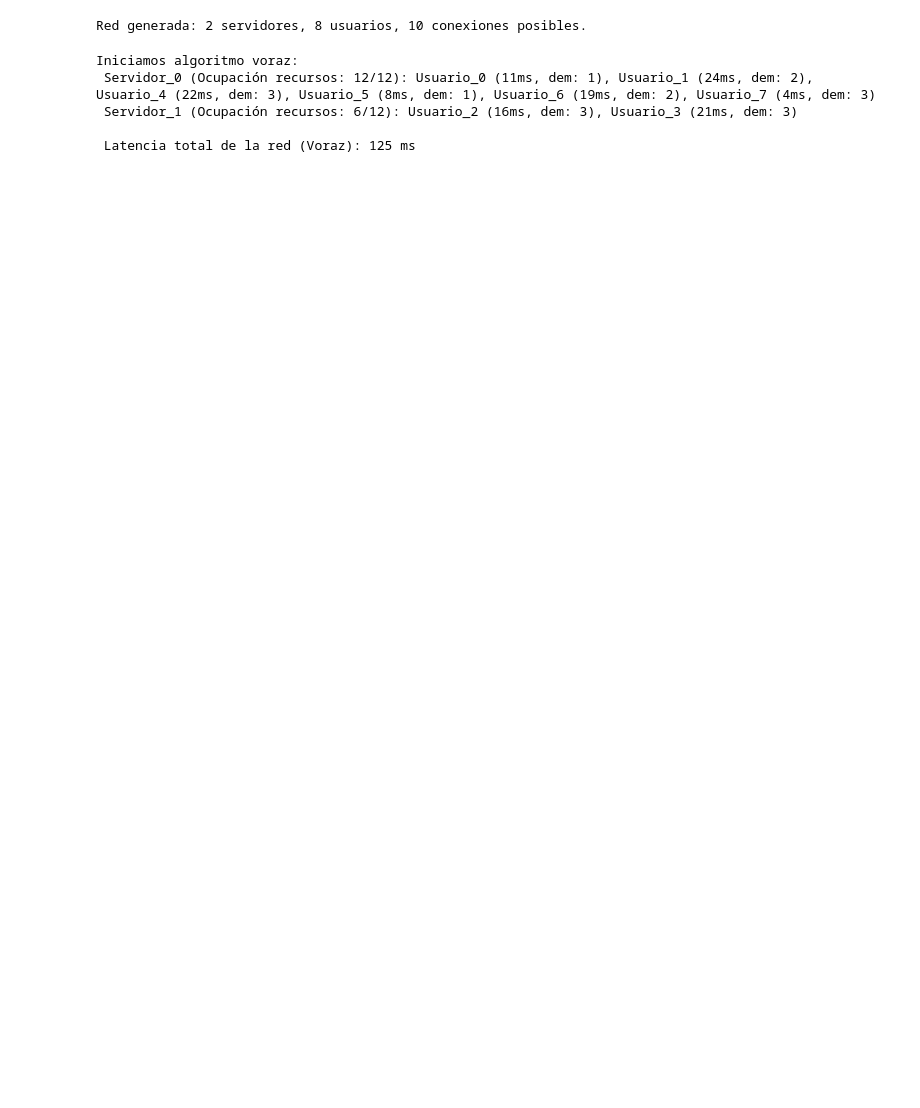
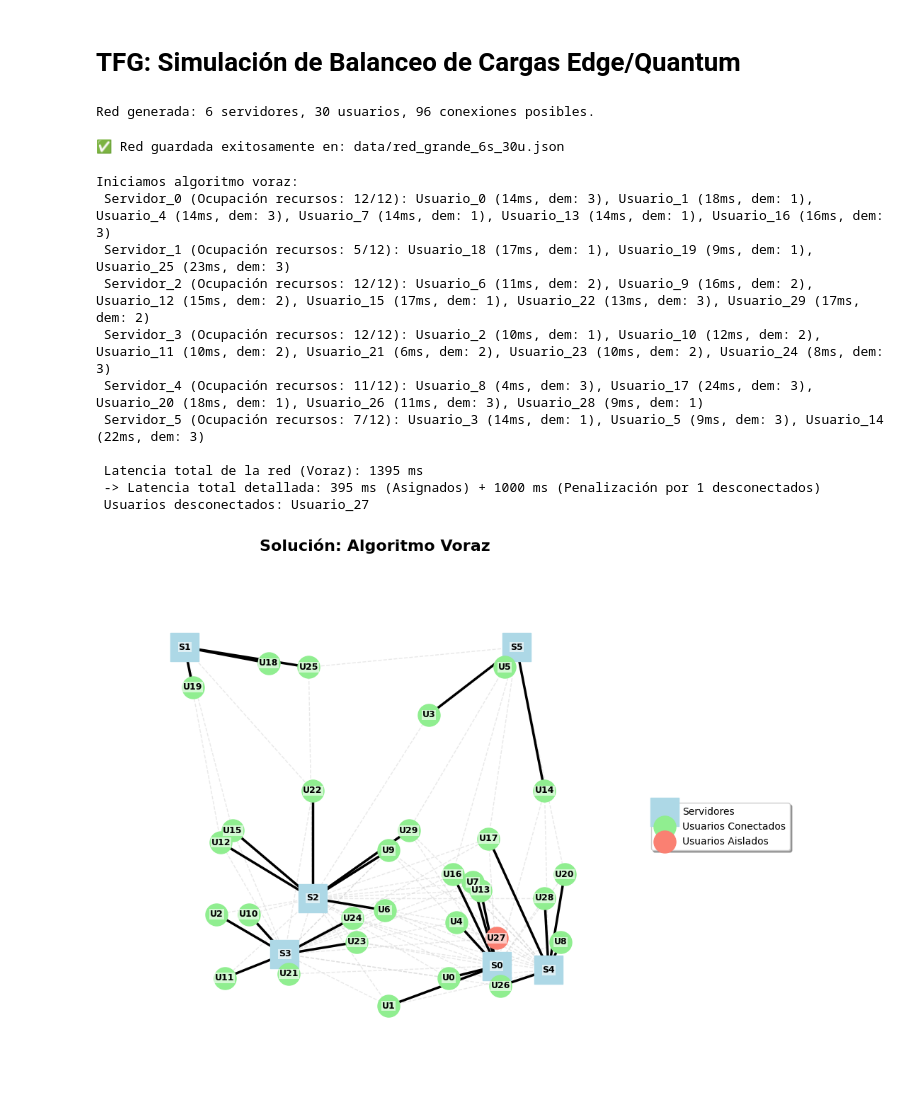
Before and after one commit to Juanmiii04/TFG_Edge_Quantum, a Jupyter notebook: main_experimentos.ipynb, the cells around one changed output. Drawn from its saved outputs; the diff is of its cells as text; code cells hidden in the pictures; blank space fills up the shorter version.

Commit message:
Corrige sesgo de densidad en generador_red, añade benchmark de escalabilidad y soporte para hardware cuántico real de IBM

```diff
--- a/main_experimentos.ipynb
+++ b/main_experimentos.ipynb
@@ -3 +1,3 @@
+# %% [markdown]
+# TFG: Simulación de Balanceo de Cargas Edge/Quantum
 # %%
@@ -14,19 +17,26 @@ from src.solver_exacto import solver_exacto
 # %%
 
-#CONFIGURAMOS EL EXPERIMENTO
-NUM_SERVIDORES = 2
-NUM_USUARIOS = 8
+#CONFIGURAMOS EL EXPERIMENTO (ESCENARIO GRANDE: comparativa Voraz vs Exacto)
+SEED_GRANDE = 42
+NUM_SERVIDORES = 6
+NUM_USUARIOS = 30
 CAPACIDAD_MAX_SERVIDOR = 12
 RADIO_COBERTURA = 60 # km (Solo se conectan si están a menos de esta distancia)
 
-#Generar la red
+#Generar la red (semilla fija para que el escenario sea reproducible)
 mi_grafo, mis_servidores, mis_usuarios = generar_red(
     num_serv=NUM_SERVIDORES,
     num_usr=NUM_USUARIOS,
     capacidad_max=CAPACIDAD_MAX_SERVIDOR,
-    radio_cobertura=RADIO_COBERTURA
+    radio_cobertura=RADIO_COBERTURA,
+    seed=SEED_GRANDE
 )
 
 print(f"Red generada: {len(mis_servidores)} servidores, {len(mis_usuarios)} usuarios, {mi_grafo.number_of_edges()} conexiones posibles.")
 # %% [output]
-Red generada: 2 servidores, 8 usuarios, 10 conexiones posibles.
+Red generada: 6 servidores, 30 usuarios, 96 conexiones posibles.
+# %%
+# Guardamos la topología del escenario grande en disco para que el experimento sea reproducible
+guardar_red(mi_grafo, mis_servidores, mis_usuarios, 'data/red_grande_6s_30u.json')
+# %% [output]
+✅ Red guardada exitosamente en: data/red_grande_6s_30u.json
@@ -33,13 +48,22 @@ Red generada: 2 servidores, 8 usuarios, 10 conexiones posibles.
 # %%
 #Resolver con algoritmo voraz
+t0 = time.perf_counter()
 asignaciones_voraz, latencia_voraz = solver_voraz(mi_grafo, mis_servidores, mis_usuarios)
+tiempo_voraz = time.perf_counter() - t0
 
-#Sitio para dibujar las graficas(pendiente, no se si vale la pena hacerlo)
+dibujar_asignaciones(mi_grafo, asignaciones_voraz, mis_servidores, mis_usuarios, 'Solución: Algoritmo Voraz')
 # %% [output]
 Iniciamos algoritmo voraz:
- Servidor_0 (Ocupación recursos: 12/12): Usuario_0 (11ms, dem: 1), Usuario_1 (24ms, dem: 2), Usuario_4 (22ms, dem: 3), Usuario_5 (8ms, dem: 1), Usuario_6 (19ms, dem: 2), Usuario_7 (4ms, dem: 3)
- Servidor_1 (Ocupación recursos: 6/12): Usuario_2 (16ms, dem: 3), Usuario_3 (21ms, dem: 3)
+ Servidor_0 (Ocupación recursos: 12/12): Usuario_0 (14ms, dem: 3), Usuario_1 (18ms, dem: 1), Usuario_4 (14ms, dem: 3), Usuario_7 (14ms, dem: 1), Usuario_13 (14ms, dem: 1), Usuario_16 (16ms, dem: 3)
+ Servidor_1 (Ocupación recursos: 5/12): Usuario_18 (17ms, dem: 1), Usuario_19 (9ms, dem: 1), Usuario_25 (23ms, dem: 3)
+ Servidor_2 (Ocupación recursos: 12/12): Usuario_6 (11ms, dem: 2), Usuario_9 (16ms, dem: 2), Usuario_12 (15ms, dem: 2), Usuario_15 (17ms, dem: 1), Usuario_22 (13ms, dem: 3), Usuario_29 (17ms, dem: 2)
+ Servidor_3 (Ocupación recursos: 12/12): Usuario_2 (10ms, dem: 1), Usuario_10 (12ms, dem: 2), Usuario_11 (10ms, dem: 2), Usuario_21 (6ms, dem: 2), Usuario_23 (10ms, dem: 2), Usuario_24 (8ms, dem: 3)
+ Servidor_4 (Ocupación recursos: 11/12): Usuario_8 (4ms, dem: 3), Usuario_17 (24ms, dem: 3), Usuario_20 (18ms, dem: 1), Usuario_26 (11ms, dem: 3), Usuario_28 (9ms, dem: 1)
+ Servidor_5 (Ocupación recursos: 7/12): Usuario_3 (14ms, dem: 1), Usuario_5 (9ms, dem: 3), Usuario_14 (22ms, dem: 3)
 
- Latencia total de la red (Voraz): 125 ms
+ Latencia total de la red (Voraz): 1395 ms
+ -> Latencia total detallada: 395 ms (Asignados) + 1000 ms (Penalización por 1 desconectados)
+ Usuarios desconectados: Usuario_27
+[figure, added]
 # %%
 #Solución con algoritmo exacto (uso de PuLP)
```
Also changed, not shown: parts of 18 cells of this notebook, 20 other files.
